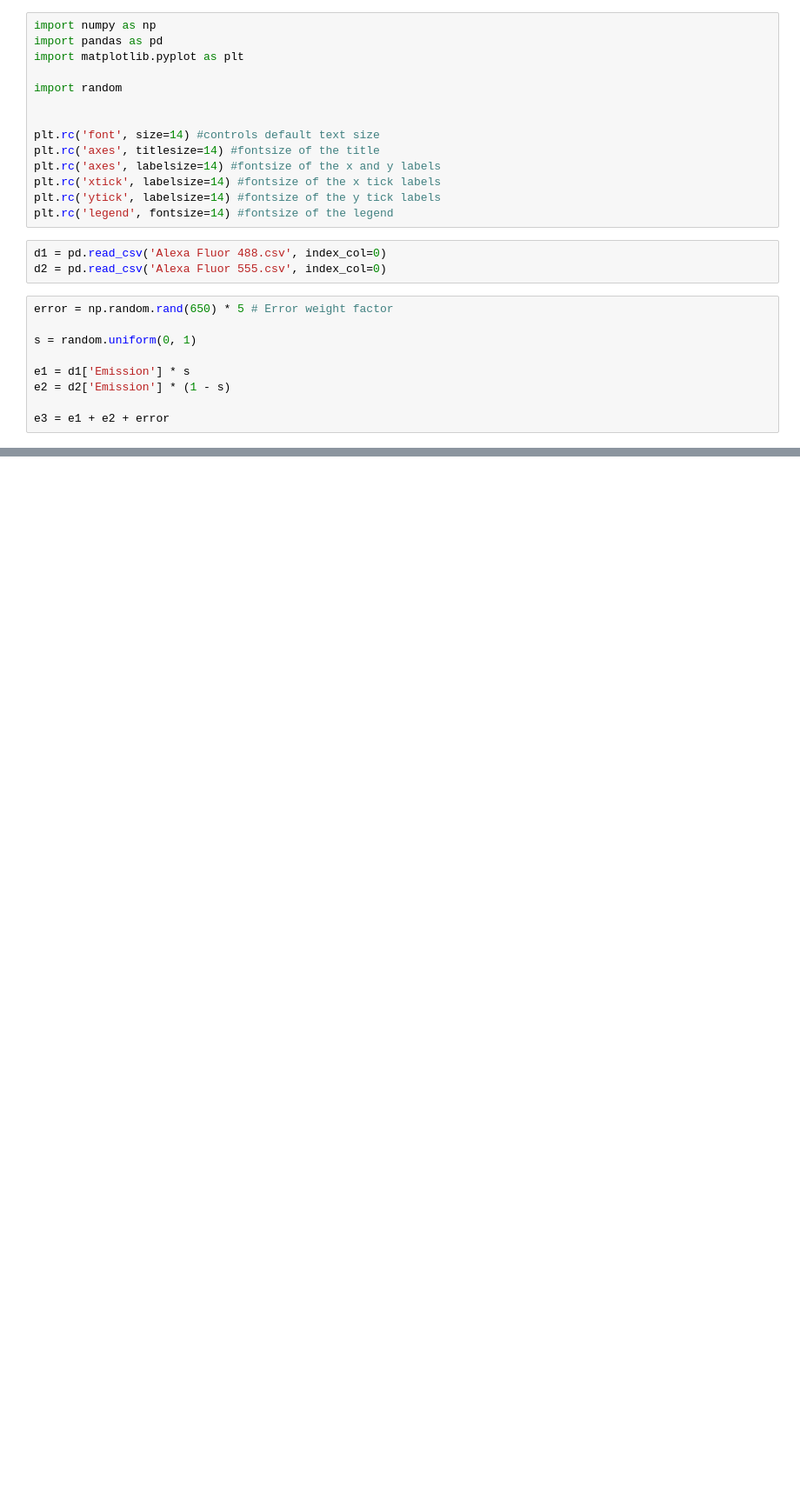
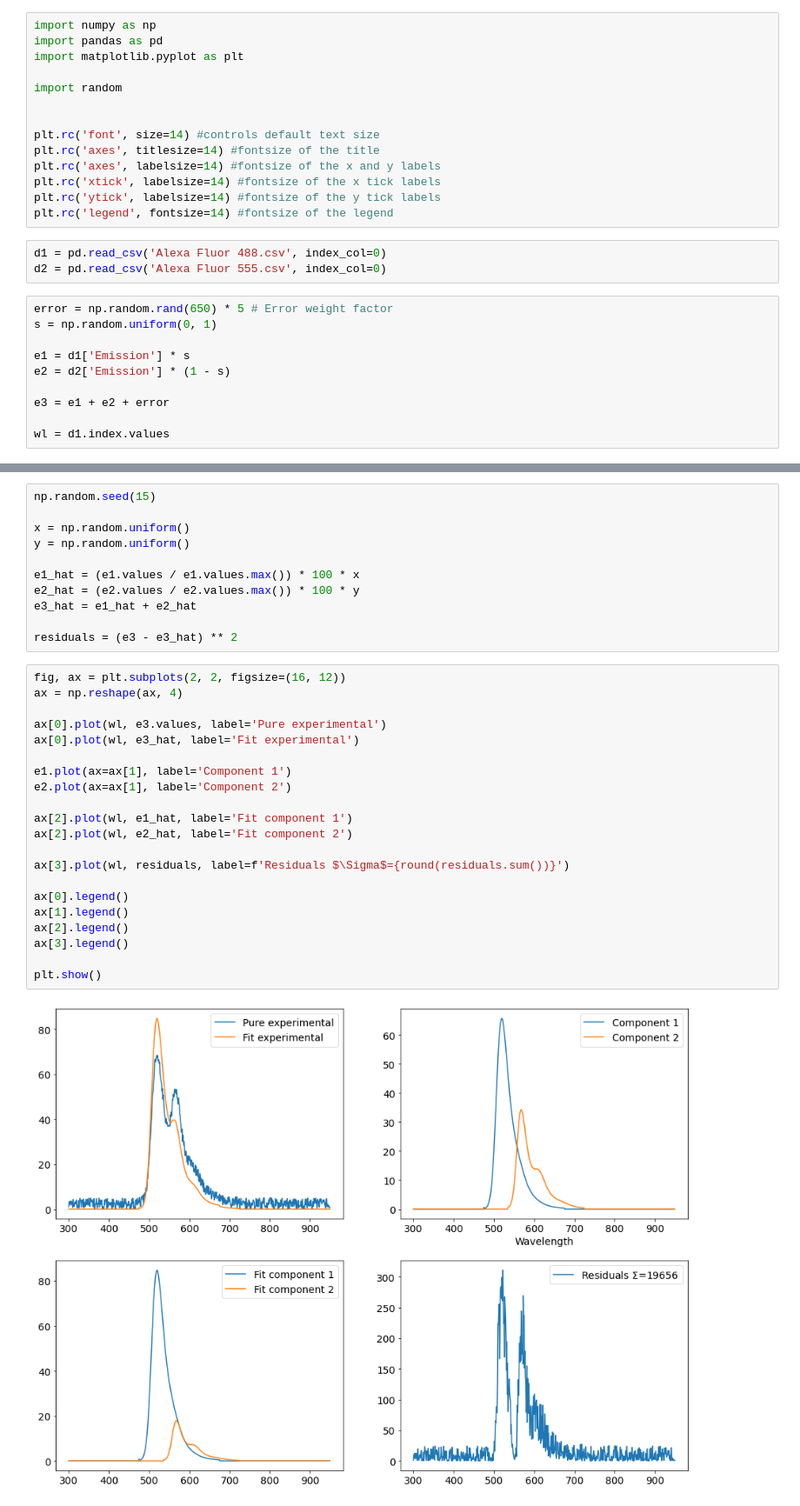
Before and after one commit to mchirib1/Basics-of-Forster-Resonance-Energy-Transfer, a Jupyter notebook: Spectral Deconvolution.ipynb, the cells around one changed output, grey strips where cells are left out. Shown at 87% size. Drawn from its saved outputs; the diff is of its cells as text; blank space fills up the shorter version.

```diff
--- a/Spectral Deconvolution.ipynb
+++ b/Spectral Deconvolution.ipynb
@@ -17,10 +17,11 @@ d1 = pd.read_csv('Alexa Fluor 488.csv', index_col=0)
 d2 = pd.read_csv('Alexa Fluor 555.csv', index_col=0)
 # %%
 error = np.random.rand(650) * 5 # Error weight factor
-
-s = random.uniform(0, 1)
+s = np.random.uniform(0, 1)
 
 e1 = d1['Emission'] * s
 e2 = d2['Emission'] * (1 - s)
 
 e3 = e1 + e2 + error
+
+wl = d1.index.values
@@ -43,0 +30,34 @@ b = e3.values
+# %%
+np.random.seed(15)
+
+x = np.random.uniform()
+y = np.random.uniform()
+
+e1_hat = (e1.values / e1.values.max()) * 100 * x
+e2_hat = (e2.values / e2.values.max()) * 100 * y
+e3_hat = e1_hat + e2_hat
+
+residuals = (e3 - e3_hat) ** 2
+# %%
+fig, ax = plt.subplots(2, 2, figsize=(16, 12))
+ax = np.reshape(ax, 4)
+
+ax[0].plot(wl, e3.values, label='Pure experimental')
+ax[0].plot(wl, e3_hat, label='Fit experimental')
+
+e1.plot(ax=ax[1], label='Component 1')
+e2.plot(ax=ax[1], label='Component 2')
+
+ax[2].plot(wl, e1_hat, label='Fit component 1')
+ax[2].plot(wl, e2_hat, label='Fit component 2')
+
+ax[3].plot(wl, residuals, label=f'Residuals $\Sigma$={round(residuals.sum())}')
+
+ax[0].legend()
+ax[1].legend()
+ax[2].legend()
+ax[3].legend()
+
+plt.show()
+# %% [output]
+[figure, added]
```
Also changed, not shown: parts of 3 cells of this notebook.
